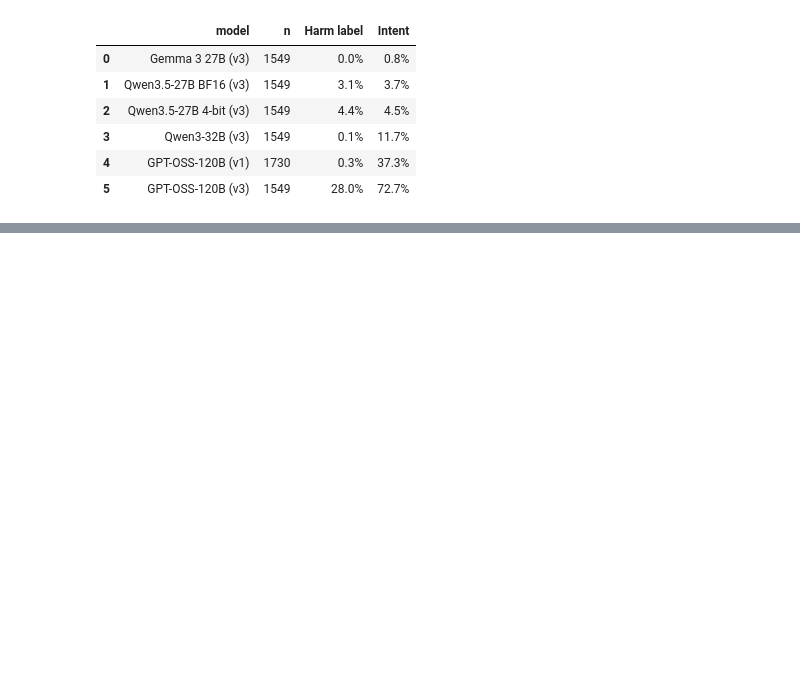
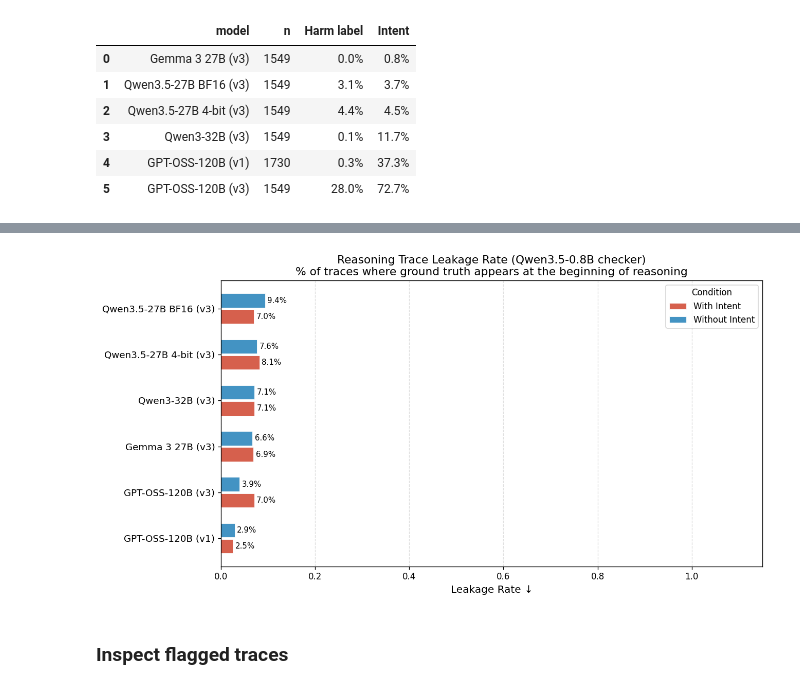
Before and after one commit to Jazhyc/aims-safety-classification, a Jupyter notebook: notebooks/distillation_teacher_sweep.ipynb, the cells around one changed output, grey strips where cells are left out. Drawn from its saved outputs; the diff is of its cells as text; code cells hidden in the pictures; blank space fills up the shorter version.

Commit message:
Added script for assessing leakage

```diff
--- a/notebooks/distillation_teacher_sweep.ipynb
+++ b/notebooks/distillation_teacher_sweep.ipynb
@@ -377,0 +386,66 @@ df_disagree[["model", "n", "Harm label", "Intent"]].assign(
+# %%
+LEAKAGE_PATH = Path("../data/trace_leakage_results.json")
+
+with open(LEAKAGE_PATH) as f:
+    leakage_raw = json.load(f)
+
+# Build summary rows split by condition
+rows = []
+for model_label, r in leakage_raw.items():
+    by_cond = {}
+    for e in r["entries"]:
+        cond = e["condition"]
+        by_cond.setdefault(cond, {"leaked": 0, "total": 0})
+        by_cond[cond]["total"]  += 1
+        by_cond[cond]["leaked"] += int(e["leakage"])
+    for cond, counts in by_cond.items():
+        rows.append({
+            "model":     model_label,
+            "condition": CONDITIONS.get(f"finetuned_reasoning_{cond}", cond.replace("_", " ").title()),
+            "rate":      counts["leaked"] / counts["total"] if counts["total"] else 0,
+            "n":         counts["total"],
+        })
+
+df_leak = pd.DataFrame(rows)
+
+# Order models by overall leakage rate (avg across conditions)
+model_order = (
+    df_leak.groupby("model")["rate"].mean()
+    .sort_values(ascending=True).index.tolist()
+)
+
+COND_COLORS_LEAK = {"Without Intent": "#4393c3", "With Intent": "#d6604d"}
+conds   = df_leak["condition"].unique().tolist()
+bar_w   = 0.35
+x       = np.arange(len(model_order))
+
+fig, ax = plt.subplots(figsize=(11, len(model_order) * 0.8 + 1))
+for i, cond in enumerate(sorted(conds)):
+    df_c   = df_leak[df_leak["condition"] == cond].set_index("model")
+    vals   = [df_c.loc[m, "rate"] if m in df_c.index else 0.0 for m in model_order]
+    offset = (i - (len(conds) - 1) / 2) * bar_w
+    bars   = ax.barh(x + offset, vals, bar_w * 0.88,
+                     label=cond, color=COND_COLORS_LEAK.get(cond, "#aaaaaa"),
+                     edgecolor="white", linewidth=0.5)
+    for bar, v in zip(bars, vals):
+        ax.text(bar.get_width() + 0.005, bar.get_y() + bar.get_height() / 2,
+                f"{v:.1%}", va="center", fontsize=9)
+
+ax.set_yticks(x)
+ax.set_yticklabels(model_order, fontsize=11)
+ax.set_xlabel("Leakage Rate ↓", fontsize=12)
+ax.set_title(
+    "Reasoning Trace Leakage Rate (Qwen3.5-0.8B checker)\n"
+    "% of traces where ground truth appears at the beginning of reasoning",
+    fontsize=13,
+)
+ax.set_xlim(0, 1.15)
+ax.legend(title="Condition", fontsize=10, title_fontsize=10)
+ax.grid(axis="x", linestyle="--", alpha=0.4)
+plt.tight_layout()
+fig.savefig(FIGS_DIR / "trace_leakage.pdf", bbox_inches="tight")
+plt.show()
+# %% [output]
+[figure, added]
+# %% [markdown]
+### Inspect flagged traces
```
Also changed, not shown: parts of 2 cells of this notebook, 1 other file.
